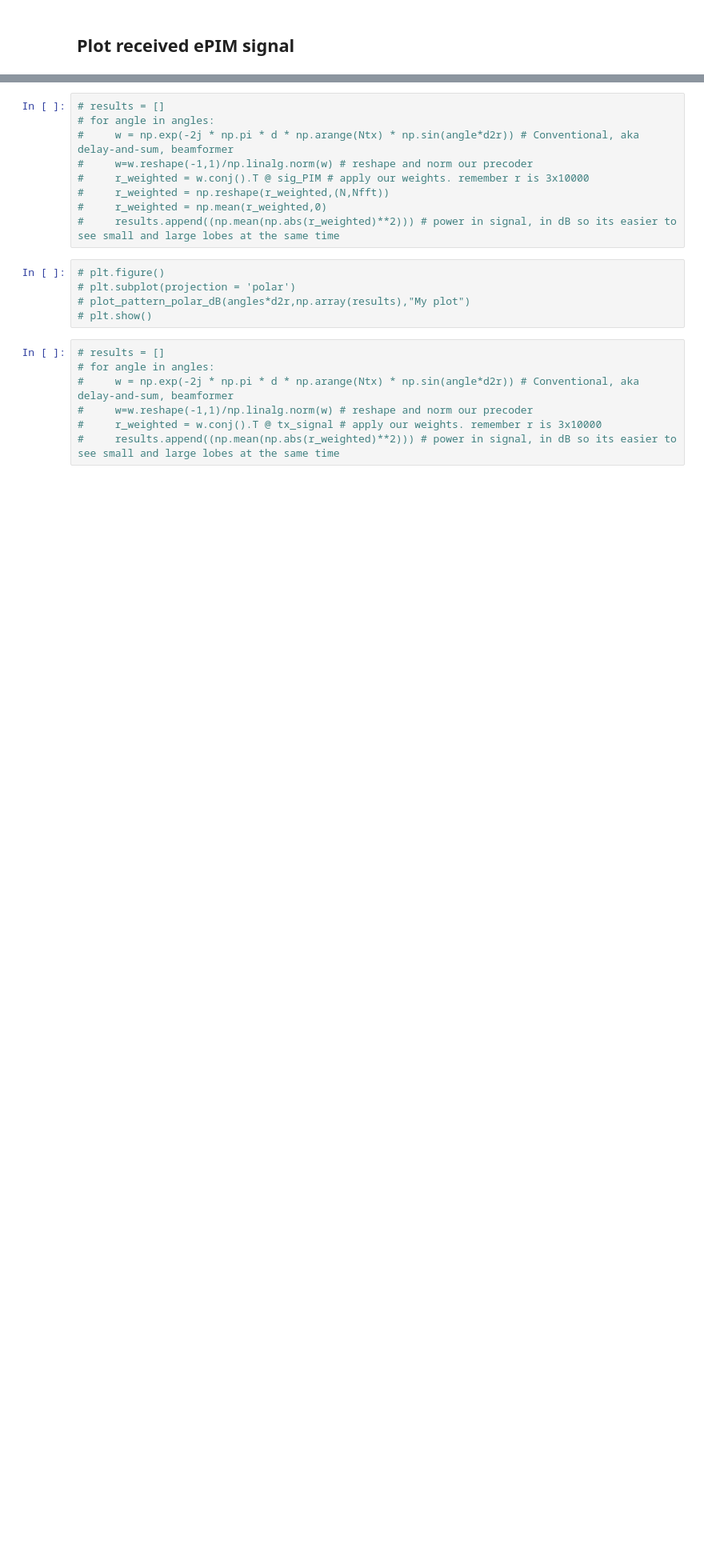
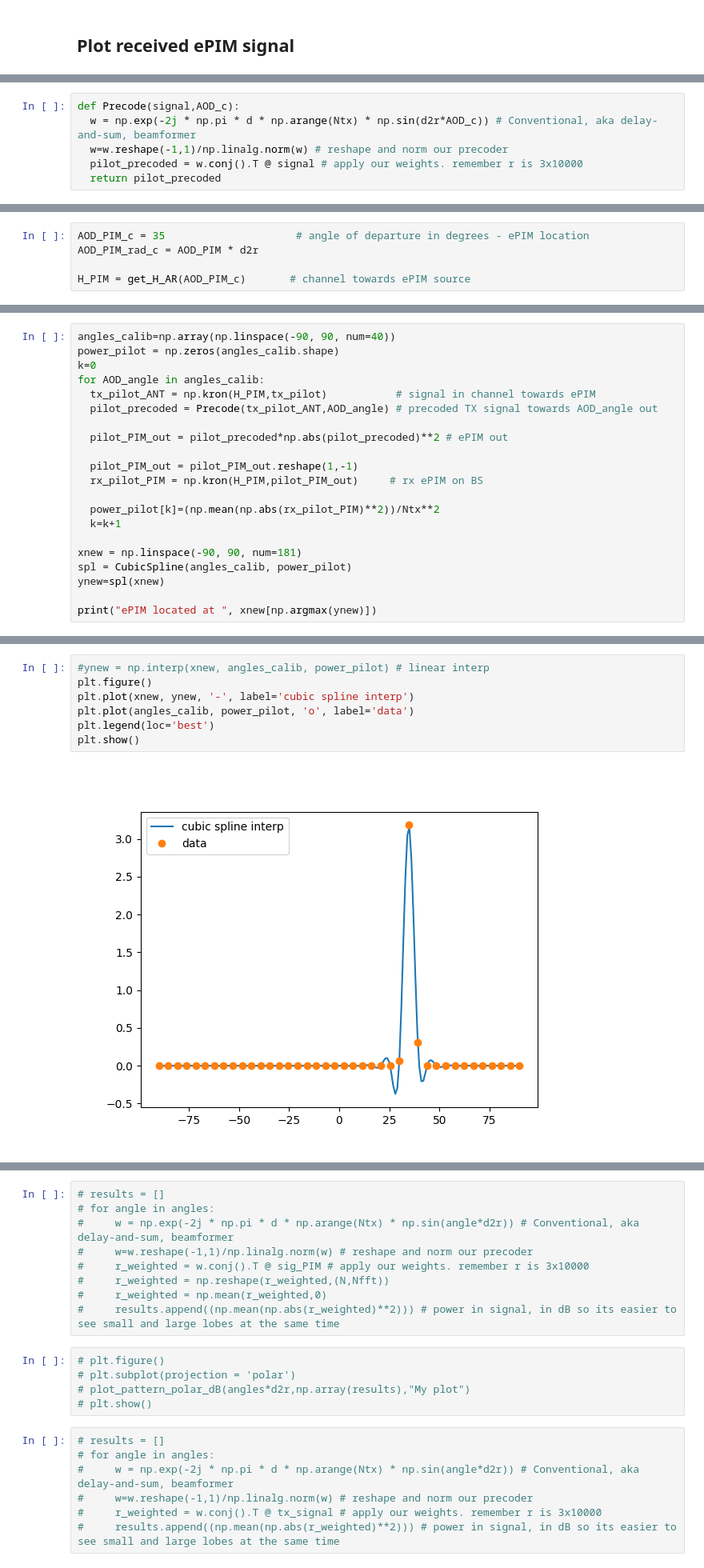
Before and after one commit to ladnlav/diploma, a Jupyter notebook: MM.ipynb, the cells around one changed output, grey strips where cells are left out. Shown at 80% size. Drawn from its saved outputs; the diff is of its cells as text; blank space fills up the shorter version.

```diff
--- a/MM.ipynb
+++ b/MM.ipynb
@@ -522,0 +548,6 @@ plt.show()
+# %%
+def Precode(signal,AOD_c):
+  w = np.exp(-2j * np.pi * d * np.arange(Ntx) * np.sin(d2r*AOD_c)) # Conventional, aka delay-and-sum, beamformer
+  w=w.reshape(-1,1)/np.linalg.norm(w) # reshape and norm our precoder
+  pilot_precoded = w.conj().T @ signal # apply our weights. remember r is 3x10000
+  return pilot_precoded
@@ -522,0 +556,5 @@ plt.show()
+# %%
+AOD_PIM_c = 35                     # angle of departure in degrees - ePIM location
+AOD_PIM_rad_c = AOD_PIM * d2r
+
+H_PIM = get_H_AR(AOD_PIM_c)       # channel towards ePIM source
@@ -522,0 +563,21 @@ plt.show()
+# %%
+angles_calib=np.array(np.linspace(-90, 90, num=40))
+power_pilot = np.zeros(angles_calib.shape)
+k=0
+for AOD_angle in angles_calib:
+  tx_pilot_ANT = np.kron(H_PIM,tx_pilot)           # signal in channel towards ePIM
+  pilot_precoded = Precode(tx_pilot_ANT,AOD_angle) # precoded TX signal towards AOD_angle out
+
+  pilot_PIM_out = pilot_precoded*np.abs(pilot_precoded)**2 # ePIM out
+
+  pilot_PIM_out = pilot_PIM_out.reshape(1,-1)
+  rx_pilot_PIM = np.kron(H_PIM,pilot_PIM_out)     # rx ePIM on BS
+
+  power_pilot[k]=(np.mean(np.abs(rx_pilot_PIM)**2))/Ntx**2
+  k=k+1
+
+xnew = np.linspace(-90, 90, num=181)
+spl = CubicSpline(angles_calib, power_pilot)
+ynew=spl(xnew)
+
+print("ePIM located at ", xnew[np.argmax(ynew)])
@@ -522,0 +586,9 @@ plt.show()
+# %%
+#ynew = np.interp(xnew, angles_calib, power_pilot) # linear interp
+plt.figure()
+plt.plot(xnew, ynew, '-', label='cubic spline interp')
+plt.plot(angles_calib, power_pilot, 'o', label='data')
+plt.legend(loc='best')
+plt.show()
+# %% [output]
+[figure, added]
```
Also changed, not shown: parts of 22 cells of this notebook.
